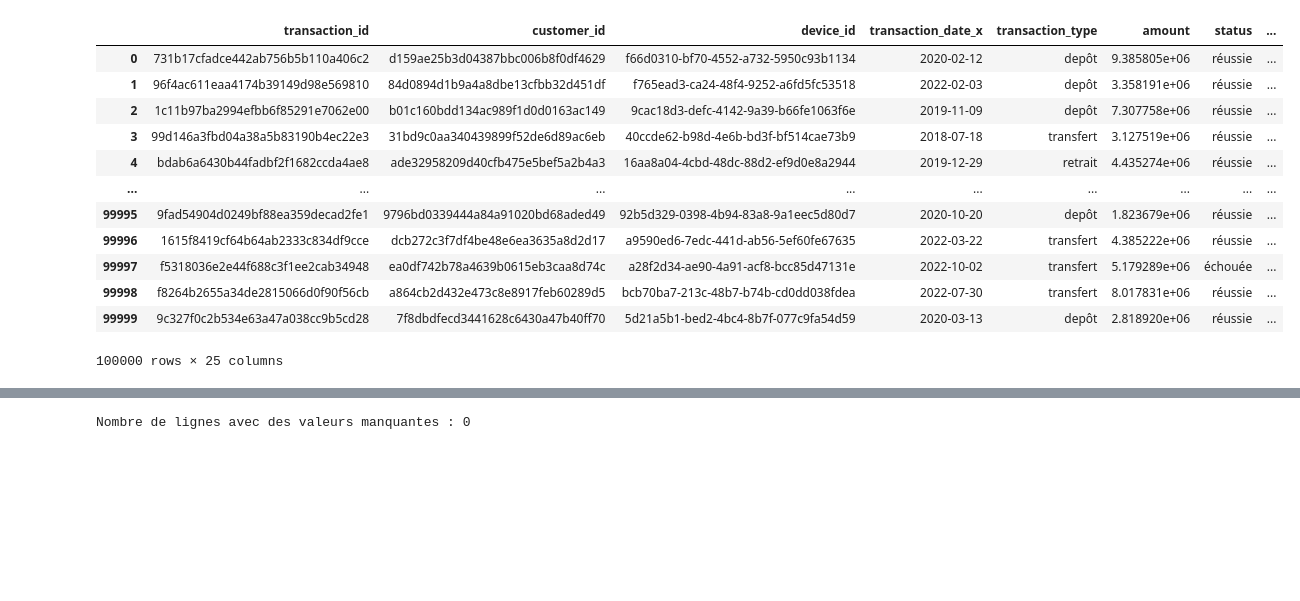
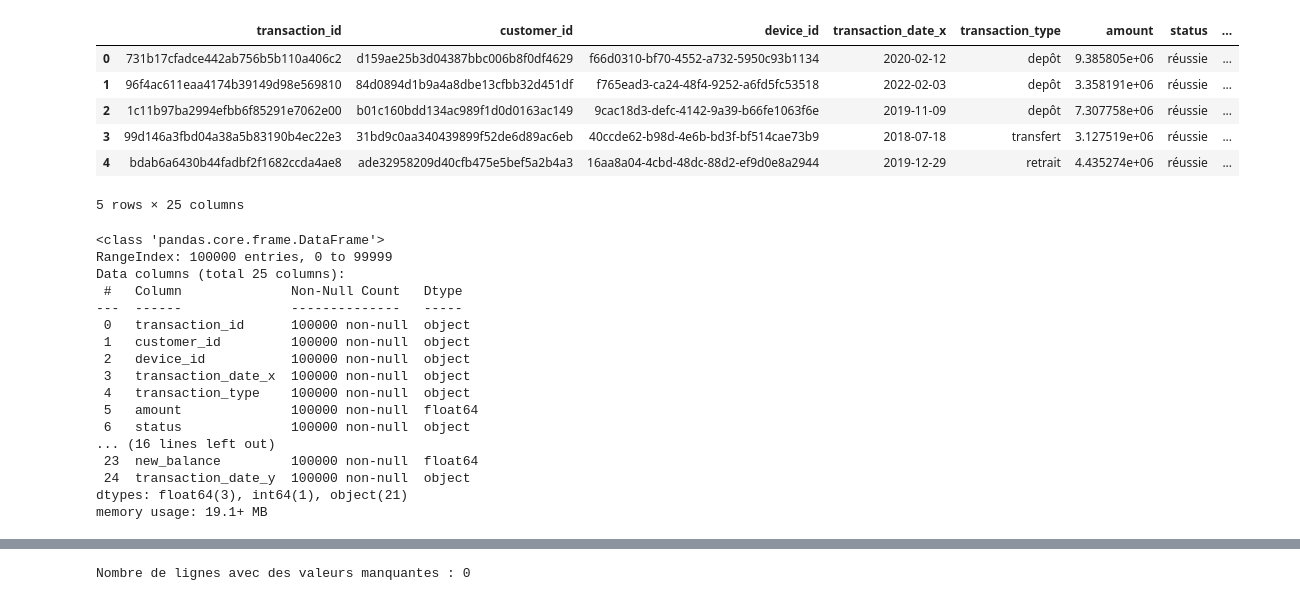
Before and after one commit to StephTess/Detection_des_fraudes_dans_les_transactions, a Jupyter notebook: notebooks/modele.ipynb, the cells around one changed output, grey strips where cells are left out. Cells and saved outputs as stored; diff of their text form; code cells hidden in the pictures; blank space fills up the shorter version.

Commit message:
fix merge

```diff
--- a/notebooks/modele.ipynb
+++ b/notebooks/modele.ipynb
@@ -12,16 +12,14 @@ from sklearn.feature_selection import mutual_info_regression
 conn = sqlite3.connect('../Datas/db/fraude_detection_warehouse_.db')
 # %%
 # Extraction des tables
-tables = {
-    'alerts': pd.read_sql_query("SELECT * FROM alerts", conn),
-    'customers': pd.read_sql_query("SELECT * FROM customers", conn),
-    'devices': pd.read_sql_query("SELECT * FROM devices", conn),
-    'transaction_history': pd.read_sql_query("SELECT * FROM transaction_history", conn),
-    'transaction_patterns': pd.read_sql_query("SELECT * FROM transaction_patterns", conn),
-    'transactions': pd.read_sql_query("SELECT * FROM transactions", conn)
-}
+alerts = pd.read_sql_query("SELECT * FROM alerts", conn)
+customers = pd.read_sql_query("SELECT * FROM customers", conn)
+devices = pd.read_sql_query("SELECT * FROM devices", conn)
+transaction_history = pd.read_sql_query("SELECT * FROM transaction_history", conn)
+transaction_patterns = pd.read_sql_query("SELECT * FROM transaction_patterns", conn)
+transactions = pd.read_sql_query("SELECT * FROM transactions", conn)
 
-tables['alerts']
+alerts.head()
 # %% [output]
 |  | alert_id | transaction_id | alert_date | alert_type | alert_status | description |
 | 0 | 51a83841-582a-49f0-b1b7-534b593f02d8 | 19a371c6131c4fadaaa4b59555d41927 | 2022-04-25 03:40:24 | large transaction | closed | Woman life might health ever stat... |
@@ -39,21 +30,35 @@ tables['alerts']
 # %%
 # Fusion des tables
-df1 = tables['transactions'].merge(tables['customers'], on='customer_id', how='left').drop(columns=['first_name', 'last_name'])
-df2 = df1.merge(tables['devices'], on='device_id', how='left')
-df3 = df2.merge(tables['transaction_history'], on=['customer_id', 'transaction_id'], how='left')
+df1 = transactions.merge(customers, on='customer_id', how='left').drop(columns=['first_name', 'last_name'])
+df2 = df1.merge(devices, on='device_id', how='left')
+df3 = df2.merge(transaction_history, on=['customer_id', 'transaction_id'], how='left')
 
-df3
+df3.head()
 # %% [output]
 |  | transaction_id | customer_id | device_id | transaction_date_x | transaction_type | amount | status | ... |
 | 0 | 731b17cfadce442ab756b5b110a406c2 | d159ae25b3d04387bbc006b8f0df4629 | f66d0310-bf70-4552-a732-5950c93b1134 | 2020-02-12 | depôt | 9.385805e+06 | réussie | ... |
 | 1 | 96f4ac611eaa4174b39149d98e569810 | 84d0894d1b9a4a8dbe13cfbb32d451df | f765ead3-ca24-48f4-9252-a6fd5fc53518 | 2022-02-03 | depôt | 3.358191e+06 | réussie | ... |
 | 2 | 1c11b97ba2994efbb6f85291e7062e00 | b01c160bdd134ac989f1d0d0163ac149 | 9cac18d3-defc-4142-9a39-b66fe1063f6e | 2019-11-09 | depôt | 7.307758e+06 | réussie | ... |
 | 3 | 99d146a3fbd04a38a5b83190b4ec22e3 | 31bd9c0aa340439899f52de6d89ac6eb | 40ccde62-b98d-4e6b-bd3f-bf514cae73b9 | 2018-07-18 | transfert | 3.127519e+06 | réussie | ... |
 | 4 | bdab6a6430b44fadbf2f1682ccda4ae8 | ade32958209d40cfb475e5bef5a2b4a3 | 16aa8a04-4cbd-48dc-88d2-ef9d0e8a2944 | 2019-12-29 | retrait | 4.435274e+06 | réussie | ... |
-| ... | ... | ... | ... | ... | ... | ... | ... | ... |
-| 99995 | 9fad54904d0249bf88ea359decad2fe1 | 9796bd0339444a84a91020bd68aded49 | 92b5d329-0398-4b94-83a8-9a1eec5d80d7 | 2020-10-20 | depôt | 1.823679e+06 | réussie | ... |
-| 99996 | 1615f8419cf64b64ab2333c834df9cce | dcb272c3f7df4be48e6ea3635a8d2d17 | a9590ed6-7edc-441d-ab56-5ef60fe67635 | 2022-03-22 | transfert | 4.385222e+06 | réussie | ... |
-| 99997 | f5318036e2e44f688c3f1ee2cab34948 | ea0df742b78a4639b0615eb3caa8d74c | a28f2d34-ae90-4a91-acf8-bcc85d47131e | 2022-10-02 | transfert | 5.179289e+06 | échouée | ... |
-| 99998 | f8264b2655a34de2815066d0f90f56cb | a864cb2d432e473c8e8917feb60289d5 | bcb70ba7-213c-48b7-b74b-cd0dd038fdea | 2022-07-30 | transfert | 8.017831e+06 | réussie | ... |
-| 99999 | 9c327f0c2b534e63a47a038cc9b5cd28 | 7f8dbdfecd3441628c6430a47b40ff70 | 5d21a5b1-bed2-4bc4-8b7f-077c9fa54d59 | 2020-03-13 | depôt | 2.818920e+06 | réussie | ... |
-100000 rows × 25 columns
+5 rows × 25 columns
+# %%
+df3.info()
+# %% [output]
+<class 'pandas.core.frame.DataFrame'>
+RangeIndex: 100000 entries, 0 to 99999
+Data columns (total 25 columns):
+ #   Column              Non-Null Count   Dtype
+---  ------              --------------   -----
+ 0   transaction_id      100000 non-null  object
+ 1   customer_id         100000 non-null  object
+ 2   device_id           100000 non-null  object
+ 3   transaction_date_x  100000 non-null  object
+ 4   transaction_type    100000 non-null  object
+ 5   amount              100000 non-null  float64
+ 6   status              100000 non-null  object
+... (16 lines left out)
+ 23  new_balance         100000 non-null  float64
+ 24  transaction_date_y  100000 non-null  object
+dtypes: float64(3), int64(1), object(21)
+memory usage: 19.1+ MB
```
Also changed, not shown: parts of 27 cells of this notebook.
